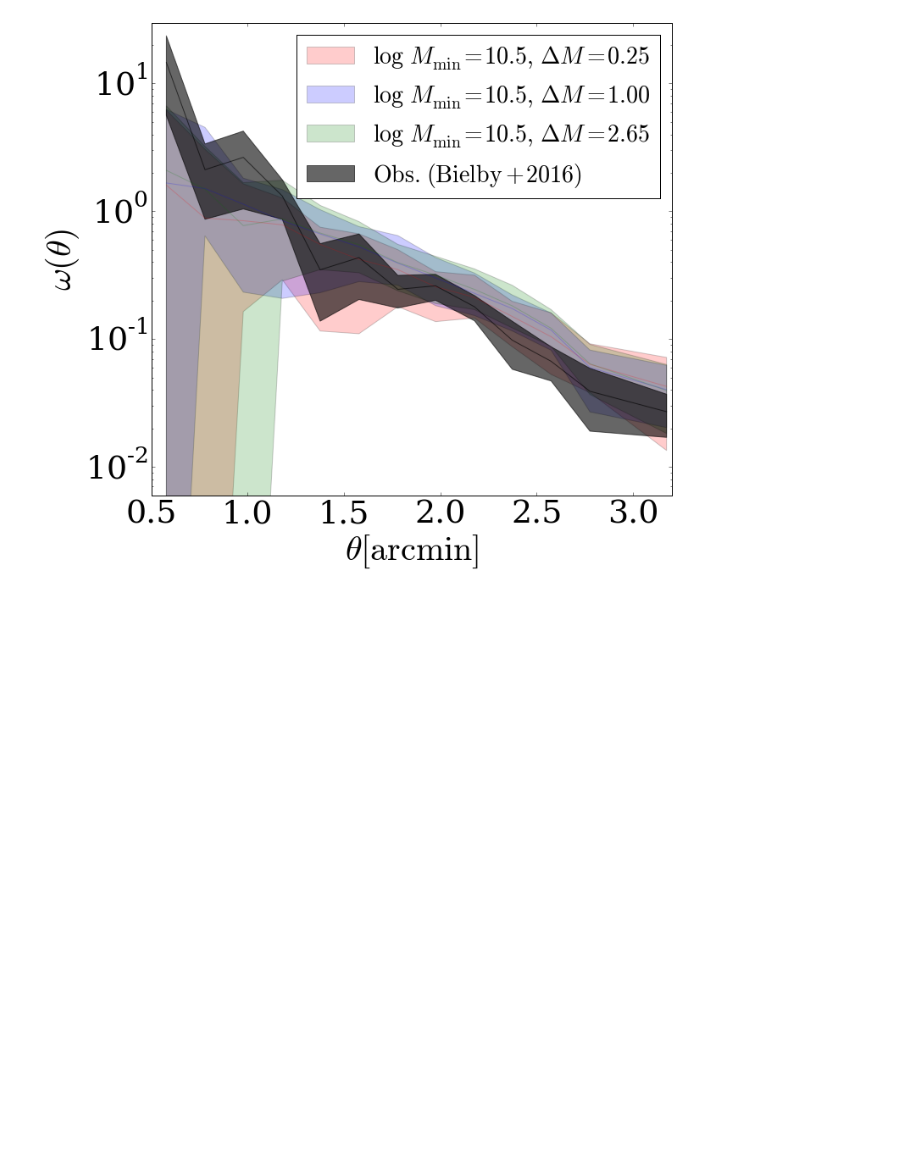
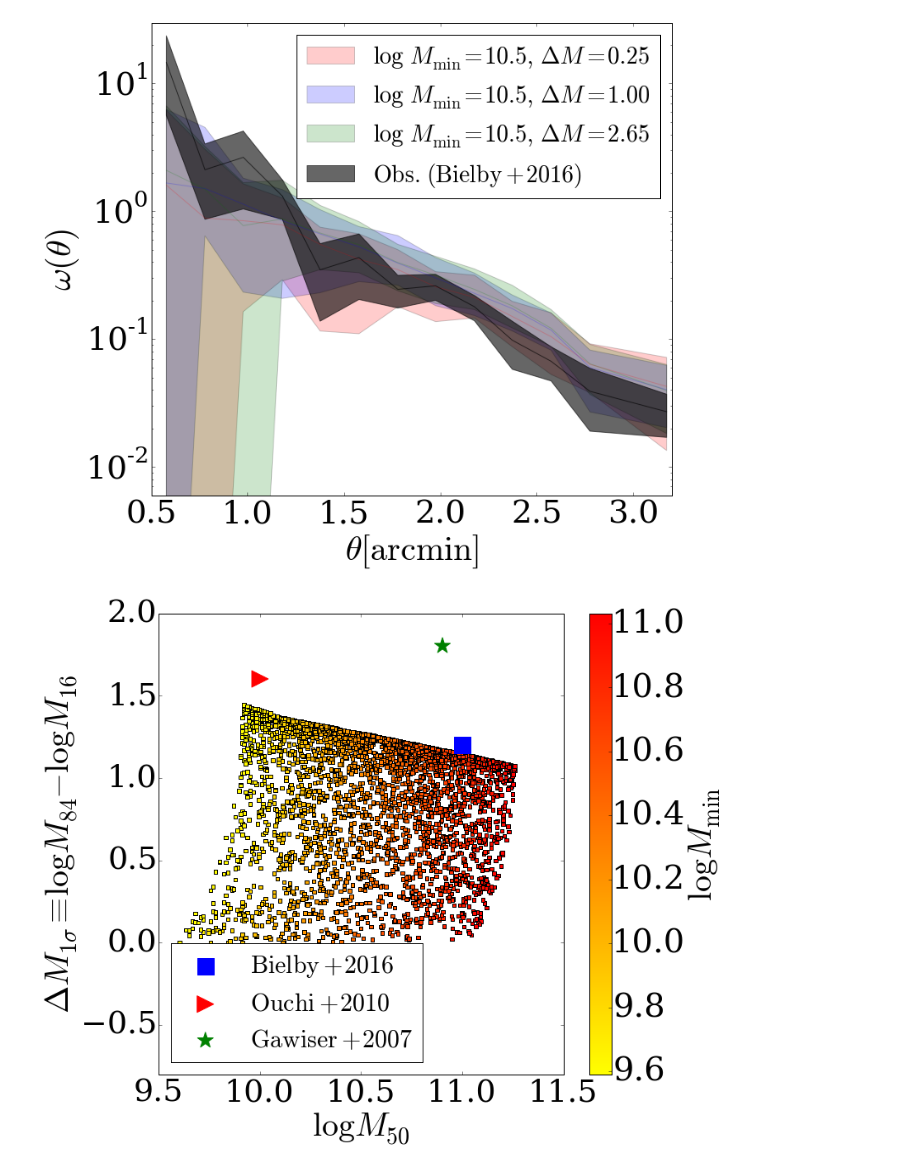
Before and after one commit to astroandes/LAEsBayes, a Jupyter notebook: code/paper_plots.ipynb, the cells around one changed output. Cells and saved outputs as stored; diff of their text form; code cells hidden in the pictures; blank space fills up the shorter version.

Commit message:
updated notebook with paper plots

```diff
--- a/code/paper_plots.ipynb
+++ b/code/paper_plots.ipynb
@@ -110,3 +110,51 @@ plt.yscale('log')
 plt.savefig('../paper/fig5.pdf', bbox_inches='tight')
 # %% [output]
 [figure]
+# %%
+fig = plt.figure(1, figsize=(11,10))
+ax = plt.axes()
+set_ticklabels(ax, size=38)
+
+parall = np.genfromtxt('../output/focc_1deg_fixed.txt')
+m_min = parall[:,0]
+m_max = parall[:,1]
+
+m16 = np.percentile(m_min,16)
+m84 = np.percentile(m_min,84)
+
+ii = (m_min > m16) & (m_min < m84)
+
+m_50 = parall[:,7]
+m_16 = parall[:,10]
+m_84 = parall[:,11]
+
+bielby =  [11,1.2, r"$\mathrm{Bielby+2016}$"] # m_50 ,delta_M for Bielby et al 2016.
+gawiser = [10.9, 1.8, r"$\mathrm{Gawiser+2007}$"]
+ouchi = [10.0, 1.6, r"$\mathrm{Ouchi+2010}$"]
+
+
+figa = plt.scatter(m_50[ii], m_84[ii]-m_16[ii], c=m_min[ii],
+            cmap = cm.autumn_r,
+            vmin = m_min[ii].min(),vmax = m_min[ii].max(),
+            s=20.0,marker='s')
+plt.scatter(bielby[0], bielby[1], s=400, label=bielby[2], color='blue', marker='s')
+plt.scatter(ouchi[0], ouchi[1], s=400, label=ouchi[2], color='red', marker='>')
+plt.scatter(gawiser[0], gawiser[1], s=400, label=gawiser[2], color='green', marker='*')
+
+
+font = {'family' : 'serif',
+        'weight' : 'normal',
+        'size'   : 40}
+plt.rc('font', **font)
+cb = fig.colorbar(figa)
+cb.set_label(r'$\log M_{\mathrm{min}}$')
+
+plt.legend(loc=3,fontsize=30, scatterpoints=1)
+
+plt.xlim(9.5,11.5)
+plt.ylim(-0.8,2.0)
+plt.xlabel(r'$\log M_{50}$', size=40.0)
+plt.ylabel(r'$\Delta M_{1\sigma}\equiv\log M_{84} - \log M_{16}$', size=40.0)
+plt.savefig('../paper/fig4.pdf', bbox_inches='tight')
+# %% [output]
+[figure, added]
```
